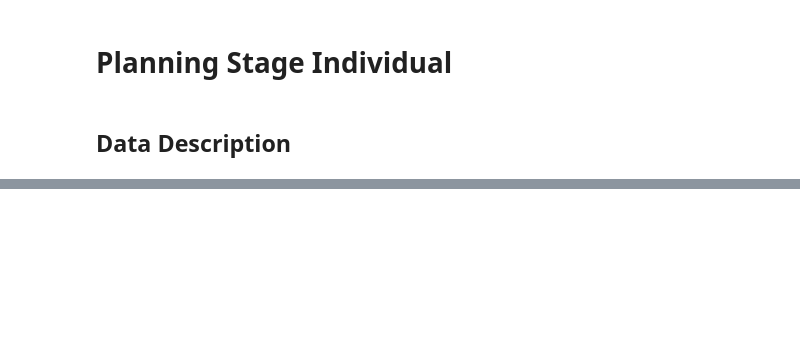
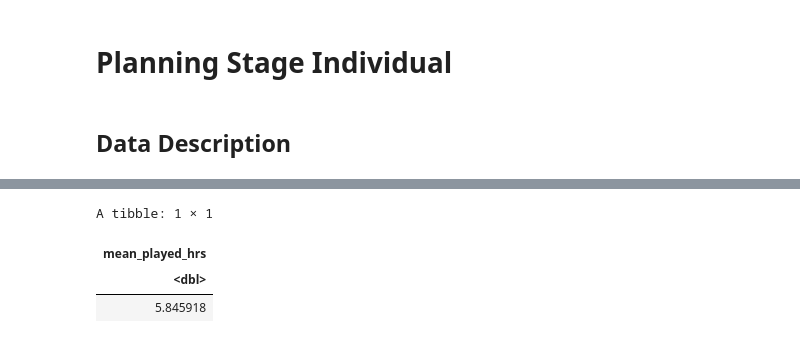
Before and after one commit to ECLQSZ/Planning_Stage-_Individual, a Jupyter notebook: Planning_Stage_Individual.ipynb, the cells around one changed output, grey strips where cells are left out. Saved outputs shown, nothing was run; the diff lists cells and outputs as text; code cells hidden in the pictures; blank space fills up the shorter version.

```diff
--- a/Planning_Stage_Individual.ipynb
+++ b/Planning_Stage_Individual.ipynb
@@ -65,6 +65,13 @@ A spec_tbl_df: 1535 × 5
 | fd6563a4e0f6f4273580e5fedbd8dda64... | 28/07/2024 15:36 | 28/07/2024 15:57 | 1.72218e+12 | 1.72218e+12 |
 | fd6563a4e0f6f4273580e5fedbd8dda64... | 25/07/2024 06:15 | 25/07/2024 06:22 | 1.72189e+12 | 1.72189e+12 |
 | 36d9cbb4c6bc0c1a6911436d2da0d09ec... | 20/05/2024 02:26 | 20/05/2024 02:45 | 1.71617e+12 | 1.71617e+12 |
+# %%
+player |> summarise(mean_played_hrs = mean(played_hours, na.rm = TRUE))
+# %% [output]
+A tibble: 1 × 1
+| mean_played_hrs |
+| <dbl> |
+| 5.845918 |
 # %%
 
 cat("
```
Also changed, not shown: parts of 1 cell of this notebook.
